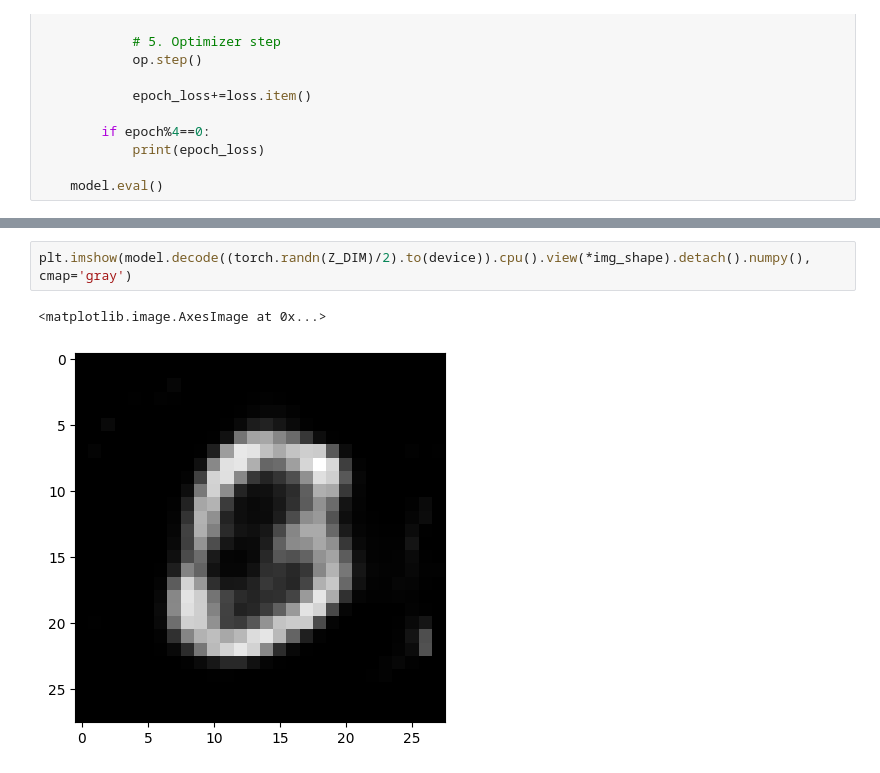
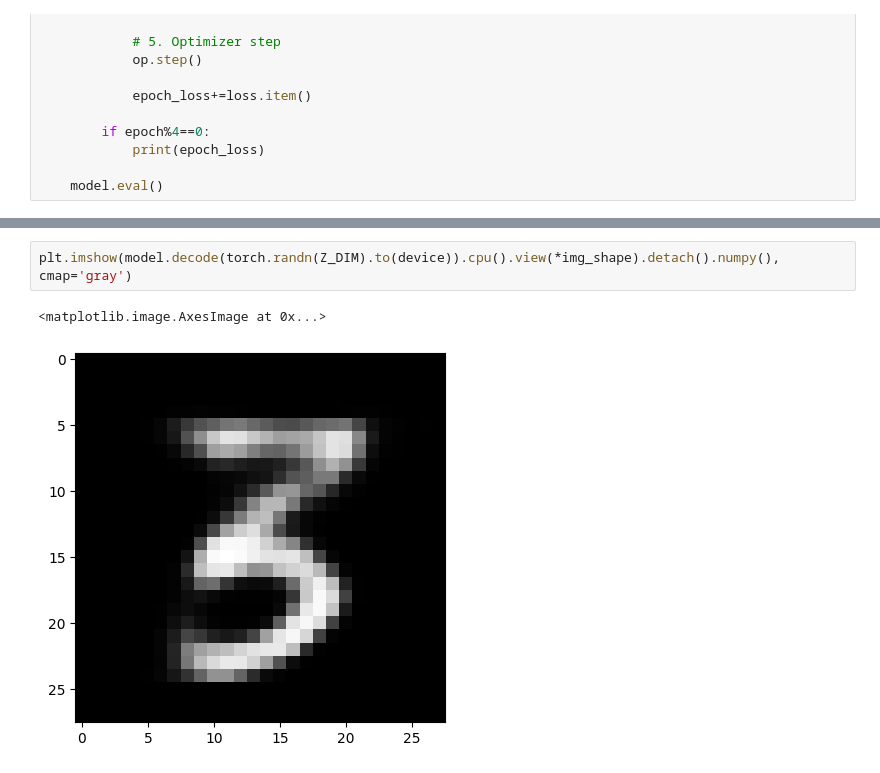
Before and after one commit to kasjfksj/conditional-biased-VAE, a Jupyter notebook: vae_yuanjv.ipynb, the cells around one changed output, grey strips where cells are left out. Drawn from its saved outputs; the diff is of its cells as text.

```diff
--- a/vae_yuanjv.ipynb
+++ b/vae_yuanjv.ipynb
@@ -232,6 +232,6 @@ array([5.89385046e-17, 4.85425582e-17, 4.87018865e-17, 6.27653267e-17,
       dtype=float32)
 # %%
-plt.imshow(model.decode((torch.randn(Z_DIM)/2).to(device)).cpu().view(*img_shape).detach().numpy(), cmap='gray')
+plt.imshow(model.decode(torch.randn(Z_DIM).to(device)).cpu().view(*img_shape).detach().numpy(), cmap='gray')
 # %% [output]
 <matplotlib.image.AxesImage at 0x...>
-[figure, old version]
+[figure, new version]
```
Also changed, not shown: parts of 4 cells of this notebook.
